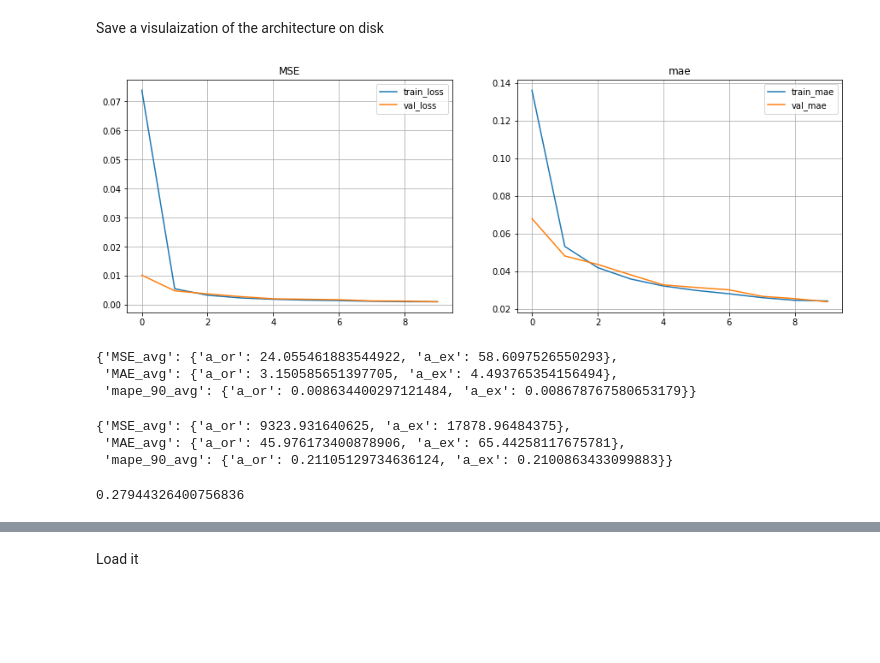
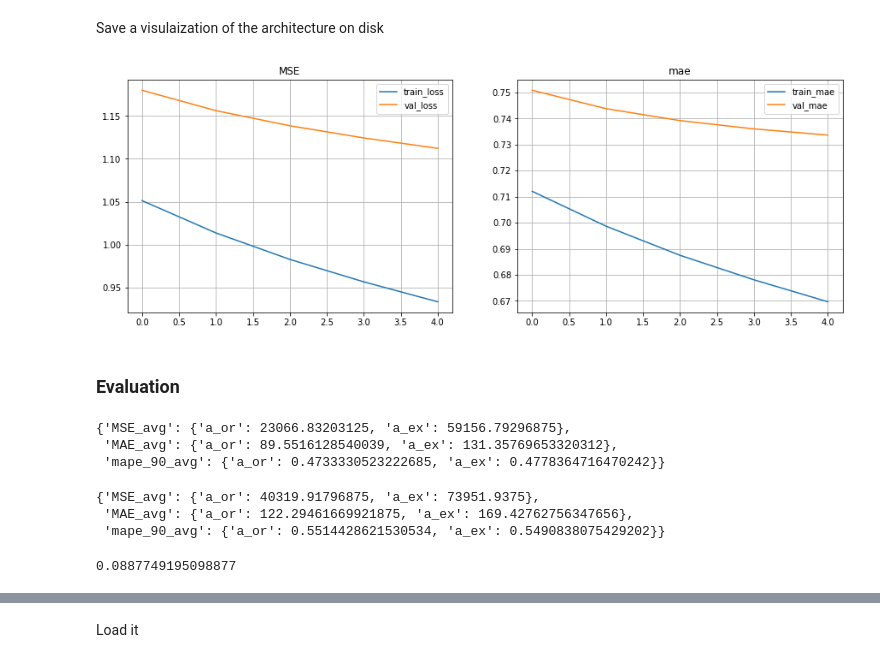
Before and after one commit to IRT-SystemX/LIPS, a Jupyter notebook: getting_started/05-TorchModels.ipynb, the cells around one changed output, grey strips where cells are left out. Drawn from its saved outputs; the diff is of its cells as text; code cells hidden in the pictures; blank space fills up the shorter version.

```diff
--- a/getting_started/05-TorchModels.ipynb
+++ b/getting_started/05-TorchModels.ipynb
@@ -207,0 +149,5 @@ _________________________________________________________________
+# %%
+tf_fc = TfFullyConnected(name="tf_fc",
+                         bench_config_name="Benchmark1",
+                         scaler=StandardScaler,
+                         log_path=LOG_PATH)
@@ -208 +156,5 @@ _________________________________________________________________
+# %%
+tf_fc.train(train_dataset=benchmark1.train_dataset,
+            val_dataset=benchmark1.val_dataset
+           )
 # %%
@@ -239,6 +168,8 @@ tf_sim.plot_model(path=".")
 # %%
-tf_sim.visualize_convergence()
+tf_fc.visualize_convergence()
 # %% [output]
-[figure, old version]
+[figure, new version]
+# %% [markdown]
+### Evaluation
 # %%
 # TODO: log the losses
@@ -250,17 +181,17 @@ tf_sim_metrics = benchmark1.evaluate_simulator(augmented_simulator=tf_sim,
 # %%
-tf_sim_metrics["test"]["ML"]
+tf_fc_metrics["test"]["ML"]
 # %% [output]
-{'MSE_avg': {'a_or': 24.055461883544922, 'a_ex': 58.6097526550293},
- 'MAE_avg': {'a_or': 3.150585651397705, 'a_ex': 4.493765354156494},
- 'mape_90_avg': {'a_or': 0.008634400297121484, 'a_ex': 0.008678767580653179}}
+{'MSE_avg': {'a_or': 23066.83203125, 'a_ex': 59156.79296875},
+ 'MAE_avg': {'a_or': 89.5516128540039, 'a_ex': 131.35769653320312},
+ 'mape_90_avg': {'a_or': 0.4733330523222685, 'a_ex': 0.4778364716470242}}
 # %%
-tf_sim_metrics["test_ood_topo"]["ML"]
+tf_fc_metrics["test_ood_topo"]["ML"]
 # %% [output]
-{'MSE_avg': {'a_or': 9323.931640625, 'a_ex': 17878.96484375},
- 'MAE_avg': {'a_or': 45.976173400878906, 'a_ex': 65.44258117675781},
- 'mape_90_avg': {'a_or': 0.21105129734636124, 'a_ex': 0.2100863433099883}}
+{'MSE_avg': {'a_or': 40319.91796875, 'a_ex': 73951.9375},
+ 'MAE_avg': {'a_or': 122.29461669921875, 'a_ex': 169.42762756347656},
+ 'mape_90_avg': {'a_or': 0.5514428621530534, 'a_ex': 0.5490838075429202}}
 # %%
-tf_sim.predict_time
+tf_fc.predict_time
 # %% [output]
-0.27944326400756836
+0.0887749195098877
 # %% [markdown]
```
Also changed, not shown: parts of 45 cells of this notebook, 18 other files.
